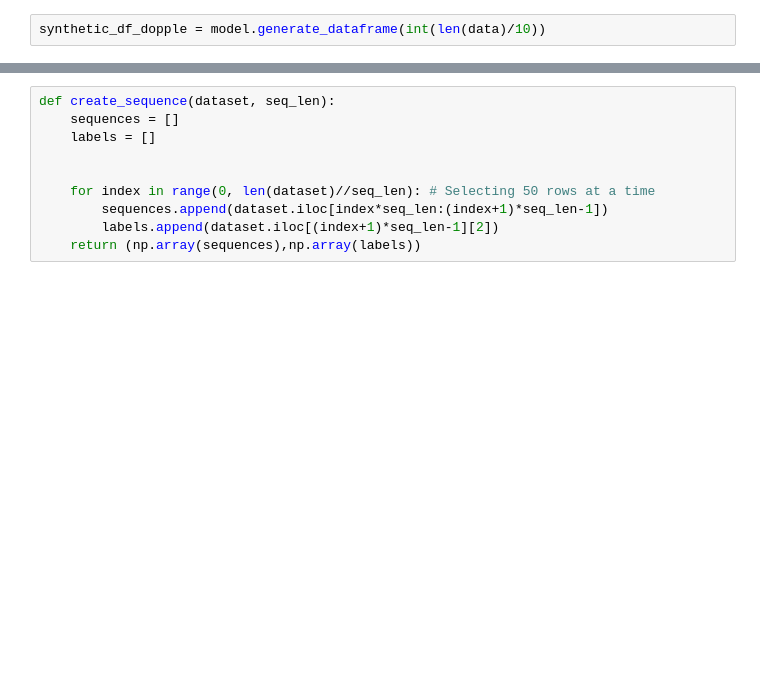
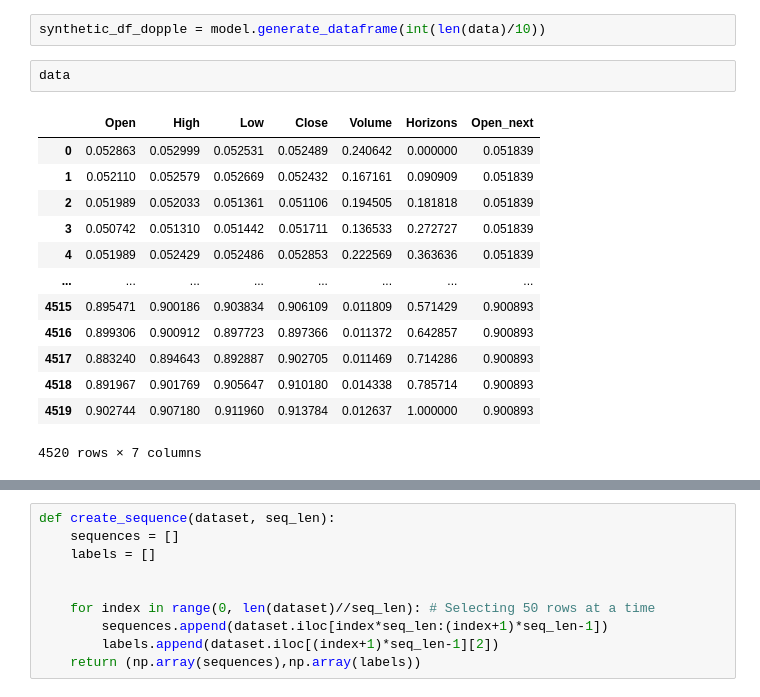
Before and after one commit to tremblerz/synthetic_time_series, a Jupyter notebook: src/SyntheticStockGenerate.ipynb, the cells around one changed output, grey strips where cells are left out. Cells and saved outputs as stored; diff of their text form; blank space fills up the shorter version.

```diff
--- a/src/SyntheticStockGenerate.ipynb
+++ b/src/SyntheticStockGenerate.ipynb
@@ -347,2 +264,18 @@ AttributeError: module 'pandas.api.types' has no attribute 'is_categorical'
 # %%
 synthetic_df_dopple = model.generate_dataframe(int(len(data)/10))
+# %%
+data
+# %% [output]
+|  | Open | High | Low | Close | Volume | Horizons | Open_next |
+| 0 | 0.052863 | 0.052999 | 0.052531 | 0.052489 | 0.240642 | 0.000000 | 0.051839 |
+| 1 | 0.052110 | 0.052579 | 0.052669 | 0.052432 | 0.167161 | 0.090909 | 0.051839 |
+| 2 | 0.051989 | 0.052033 | 0.051361 | 0.051106 | 0.194505 | 0.181818 | 0.051839 |
+| 3 | 0.050742 | 0.051310 | 0.051442 | 0.051711 | 0.136533 | 0.272727 | 0.051839 |
+| 4 | 0.051989 | 0.052429 | 0.052486 | 0.052853 | 0.222569 | 0.363636 | 0.051839 |
+| ... | ... | ... | ... | ... | ... | ... | ... |
+| 4515 | 0.895471 | 0.900186 | 0.903834 | 0.906109 | 0.011809 | 0.571429 | 0.900893 |
+| 4516 | 0.899306 | 0.900912 | 0.897723 | 0.897366 | 0.011372 | 0.642857 | 0.900893 |
+| 4517 | 0.883240 | 0.894643 | 0.892887 | 0.902705 | 0.011469 | 0.714286 | 0.900893 |
+| 4518 | 0.891967 | 0.901769 | 0.905647 | 0.910180 | 0.014338 | 0.785714 | 0.900893 |
+| 4519 | 0.902744 | 0.907180 | 0.911960 | 0.913784 | 0.012637 | 1.000000 | 0.900893 |
+4520 rows × 7 columns
```
Also changed, not shown: parts of 37 cells of this notebook, 3 other files.
